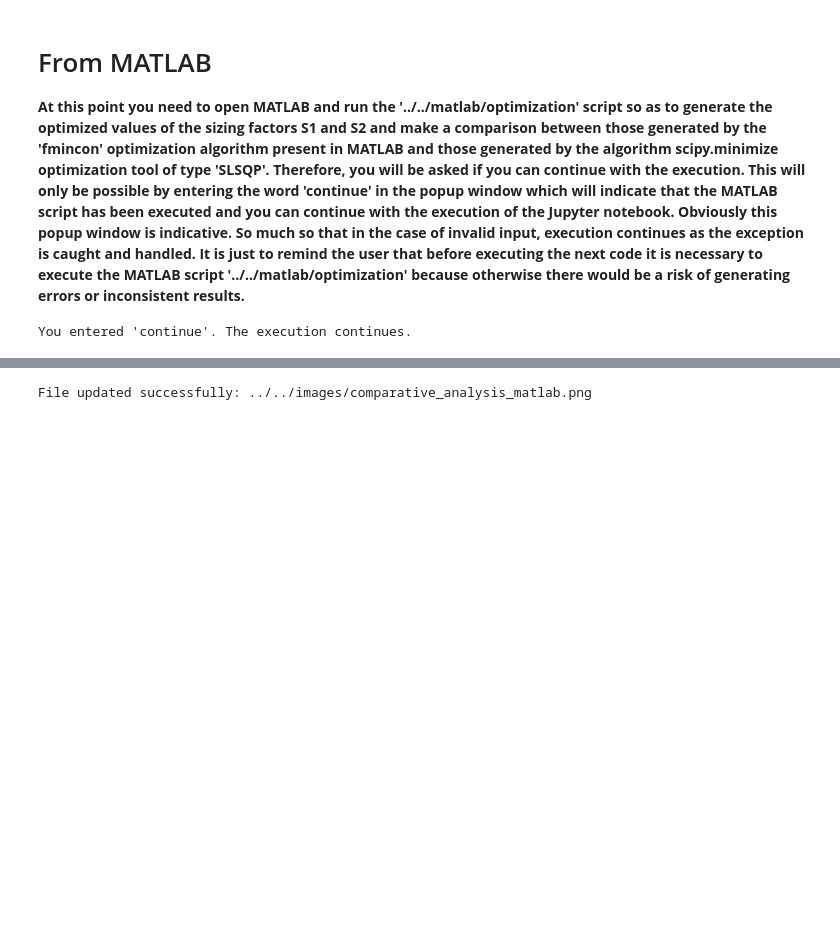
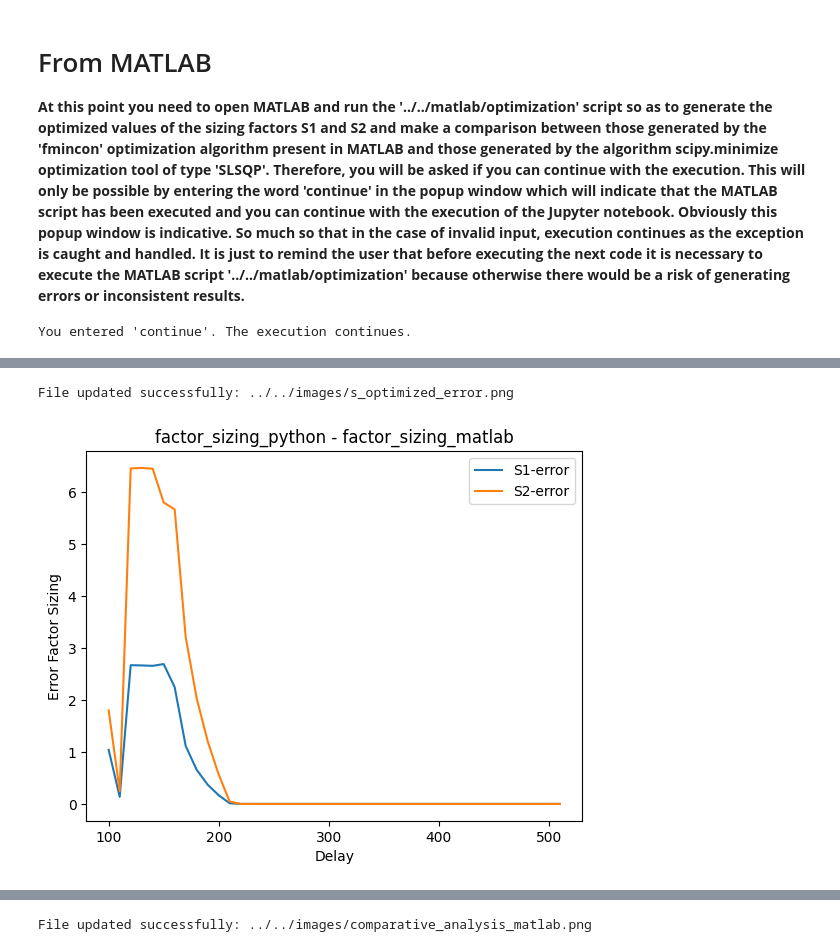
Before and after one commit to gubbriaco/buffer-analysis, a Jupyter notebook: python/buffer-analysis/buffer_analysis.ipynb, the cells around one changed output, grey strips where cells are left out. Saved outputs shown, nothing was run; the diff lists cells and outputs as text; code cells hidden in the pictures; blank space fills up the shorter version.

```diff
--- a/python/buffer-analysis/buffer_analysis.ipynb
+++ b/python/buffer-analysis/buffer_analysis.ipynb
@@ -666,0 +704,4 @@ for line in s2_lines:
+# %%
+print("{:<10} {:<25} {:<25} {:<25} {:<25}".format("delay", "s1_from_python", "s1_from_matlab", "s2_from_python", "s2_from_matlab"))
+for delay, s1_python, s2_python, s1_matlab, s2_matlab in zip(delay_values, s1_from_python, s2_from_python, s1_from_matlab, s2_from_matlab):
+    print("{:<10} {:<25} {:<25} {:<25} {:<25}".format(delay, str(s1_python), str(s1_matlab), str(s2_python), str(s2_matlab)))
@@ -666,0 +726,10 @@ for line in s2_lines:
+# %%
+s1_error = []
+s2_error = []
+print("{:<10} {:<25} {:<25}".format("delay", "s1_error", "s2_error"))
+for delay, s1_python, s2_python, s1_matlab, s2_matlab in zip(delay_values, s1_from_python, s2_from_python, s1_from_matlab, s2_from_matlab):
+    s1_error_current = abs(s1_python - s1_matlab)
+    s2_error_current = abs(s2_python - s2_matlab)
+    s1_error.append(s1_error_current)
+    s2_error.append(s2_error_current)
+    print("{:<10} {:<25} {:<25}".format(delay, str(s1_error_current), str(s2_error_current)))
@@ -667,3 +754,15 @@ for line in s2_lines:
+# %%
+plt.plot(delay_values, s1_error, label='S1-error')
+plt.plot(delay_values, s2_error, label='S2-error')
+plt.legend()
+plt.xlabel('Delay'); plt.ylabel('Error Factor Sizing'); plt.title('factor_sizing_python - factor_sizing_matlab')
+s1_s2_error_path_image = os.path.join(images, "s_optimized_error.png")
+check_output_image(s1_s2_error_path_image)
+plt.savefig(s1_s2_error_path_image)
+plt.show()
+# %% [output]
+File updated successfully: ../../images/s_optimized_error.png
+[figure, added]
 # %%
 buffer_optimized_ltr, buffer_optimized_netlist = load(
                                     raw_file_path=os.path.join(ltspice, "buffer/optimized/buffer_optimized.raw"),
```
Also changed, not shown: parts of 15 cells of this notebook, 25 other files.
